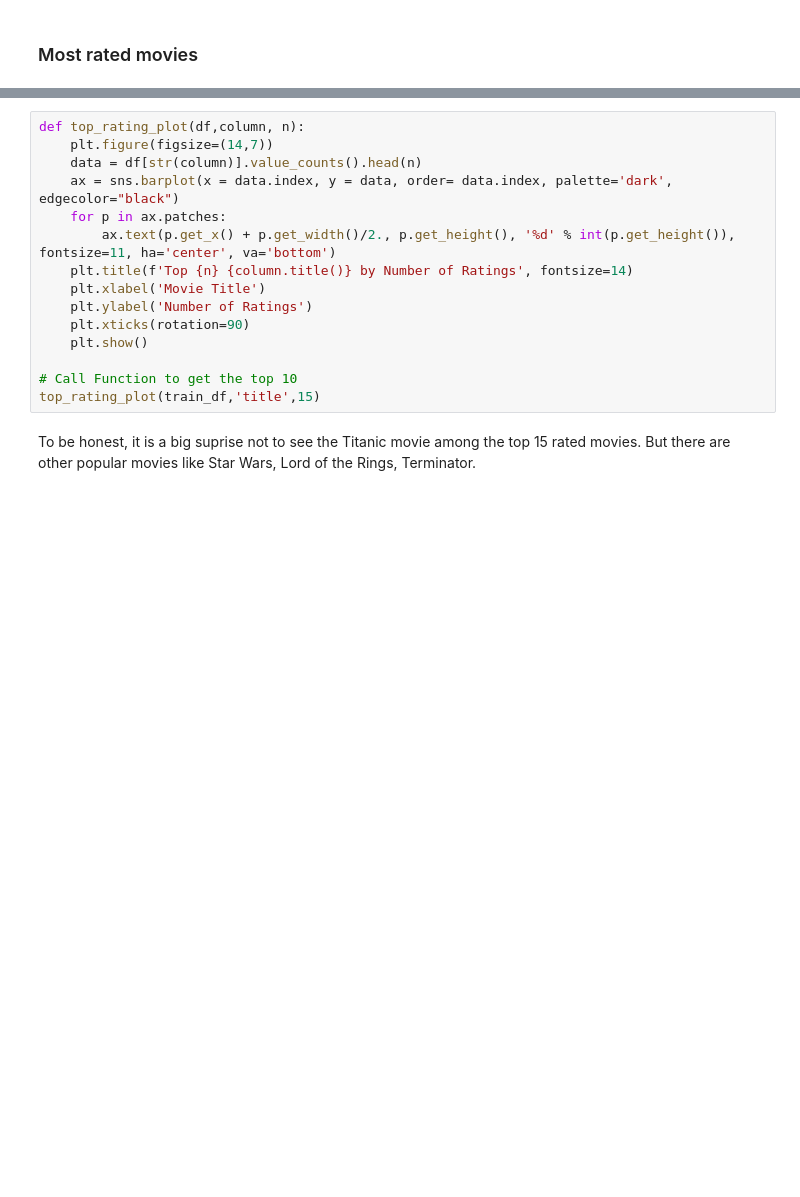
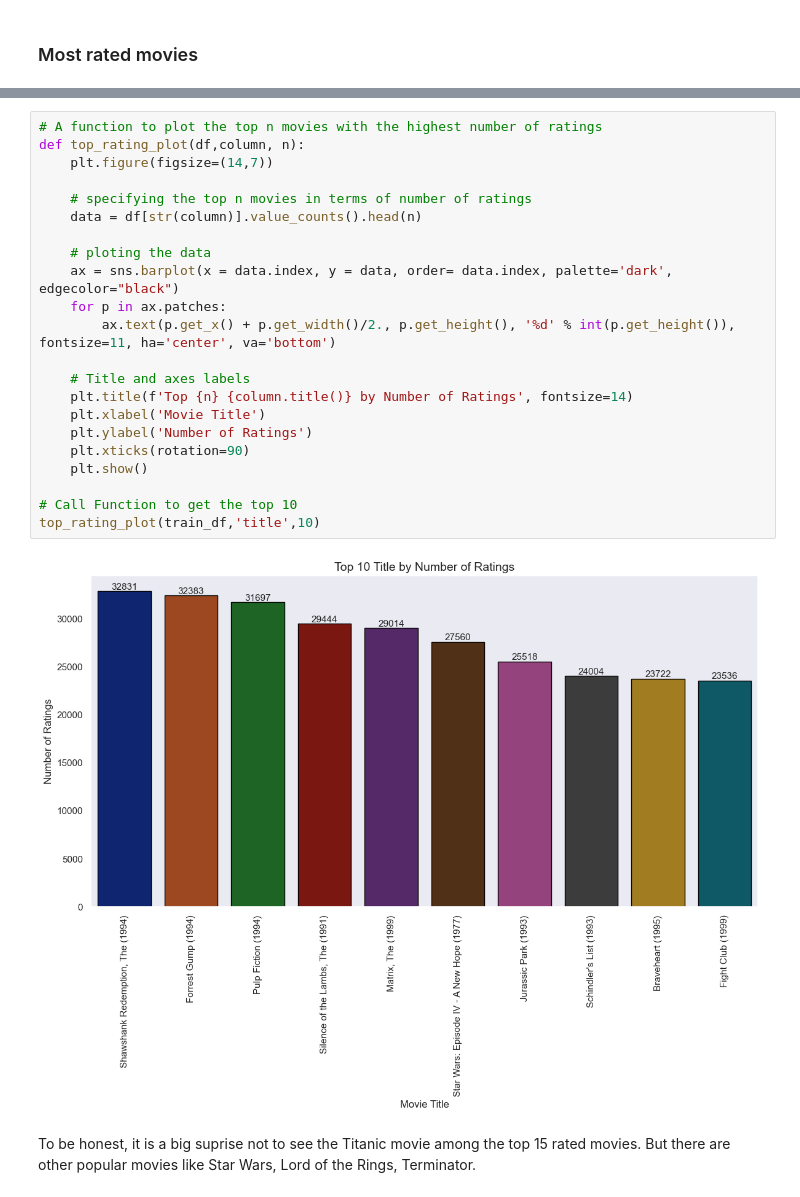
Before and after one commit to YinkaOlusola/movie_recommendation_project, a Jupyter notebook: project_notebook.ipynb, the cells around one changed output, grey strips where cells are left out. Cells and saved outputs as stored; diff of their text form; blank space fills up the shorter version.

Commit message:
Exploratory Data Analysis

```diff
--- a/project_notebook.ipynb
+++ b/project_notebook.ipynb
@@ -512,18 +514,27 @@ Name: title, Length: 48151, dtype: int64
 # %%
+# A function to plot the top n movies with the highest number of ratings
 def top_rating_plot(df,column, n):
     plt.figure(figsize=(14,7))
+
+    # specifying the top n movies in terms of number of ratings
     data = df[str(column)].value_counts().head(n)
+
+    # ploting the data
     ax = sns.barplot(x = data.index, y = data, order= data.index, palette='dark', edgecolor="black")
     for p in ax.patches:
         ax.text(p.get_x() + p.get_width()/2., p.get_height(), '%d' % int(p.get_height()), fontsize=11, ha='center', va='bottom')
+
+    # Title and axes labels
     plt.title(f'Top {n} {column.title()} by Number of Ratings', fontsize=14)
     plt.xlabel('Movie Title')
     plt.ylabel('Number of Ratings')
     plt.xticks(rotation=90)
     plt.show()
 
 # Call Function to get the top 10
-top_rating_plot(train_df,'title',15)
+top_rating_plot(train_df,'title',10)
+# %% [output]
+[figure, added]
 # %% [markdown]
 To be honest, it is a big suprise not to see the Titanic movie among the top 15 rated movies. But there are other popular movies like Star Wars, Lord of the Rings, Terminator.
 # %% [markdown]
```
Also changed, not shown: parts of 58 cells of this notebook.
